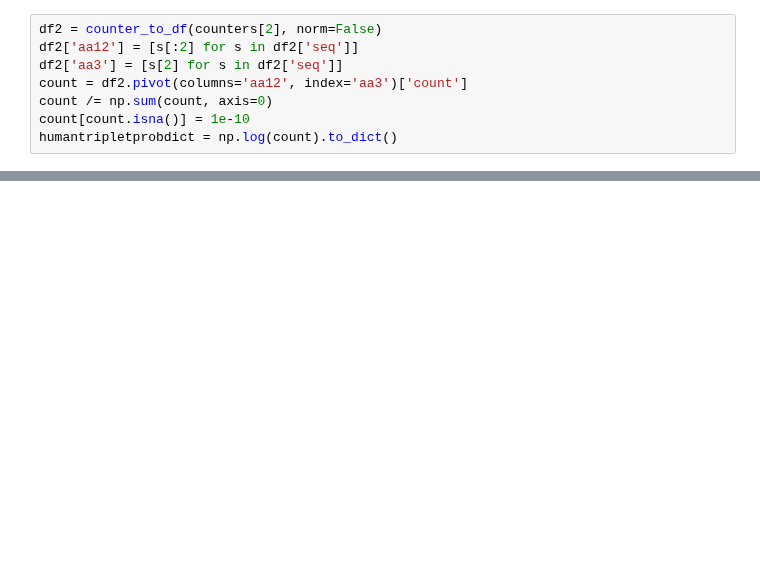
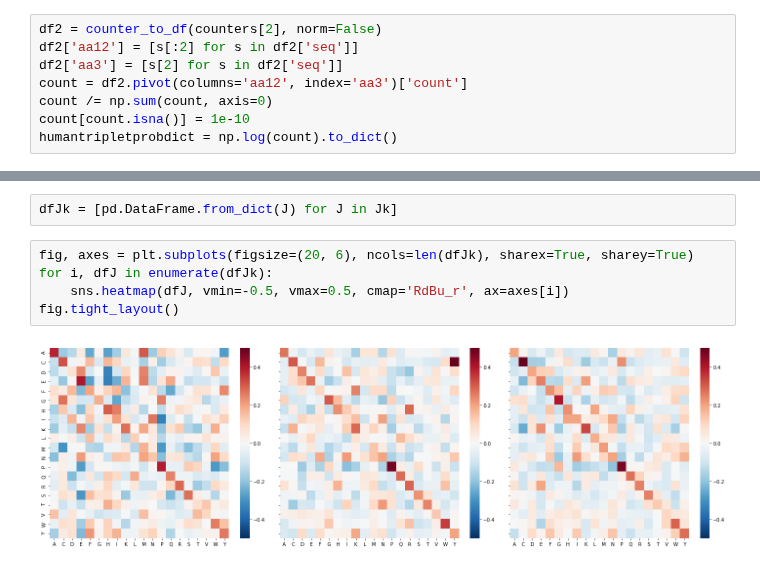
Before and after one commit to andim/peptidome, a Jupyter notebook: code/maxent.ipynb, the cells around one changed output, grey strips where cells are left out. Saved outputs shown, nothing was run; the diff lists cells and outputs as text; blank space fills up the shorter version.

```diff
--- a/code/maxent.ipynb
+++ b/code/maxent.ipynb
@@ -161,0 +170,9 @@ for idx, row in dfmgap1.iterrows():
+# %%
+dfJk = [pd.DataFrame.from_dict(J) for J in Jk]
+# %%
+fig, axes = plt.subplots(figsize=(20, 6), ncols=len(dfJk), sharex=True, sharey=True)
+for i, dfJ in enumerate(dfJk):
+    sns.heatmap(dfJ, vmin=-0.5, vmax=0.5, cmap='RdBu_r', ax=axes[i])
+fig.tight_layout()
+# %% [output]
+[figure, added]
```
Also changed, not shown: parts of 40 cells of this notebook, 1 other file.
